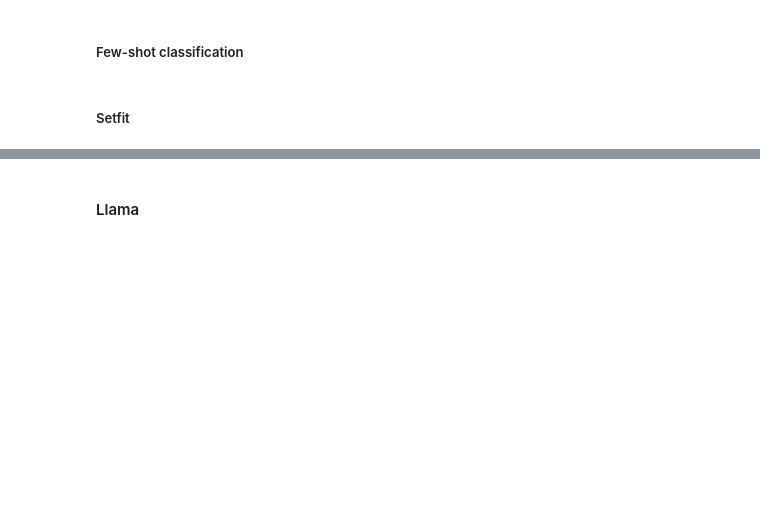
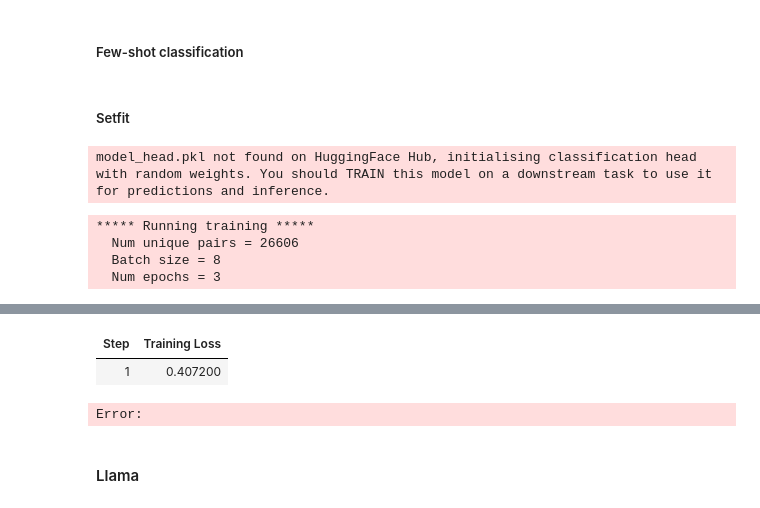
Before and after one commit to b0psheva27/BSc_project_polarization, a Jupyter notebook: 03_stance_detection.ipynb, the cells around one changed output, grey strips where cells are left out. Drawn from its saved outputs; the diff is of its cells as text; code cells hidden in the pictures; blank space fills up the shorter version.

```diff
--- a/03_stance_detection.ipynb
+++ b/03_stance_detection.ipynb
@@ -56,0 +64,30 @@ Accuracy: 0.2700
+# %%
+from setfit import SetFitModel
+
+model = SetFitModel.from_pretrained("BAAI/bge-small-en-v1.5")
+# %% [output]
+model_head.pkl not found on HuggingFace Hub, initialising classification head with random weights. You should TRAIN this model on a downstream task to use it for predictions and inference.
+# %%
+model.labels = ["for", "against", "nuetral"]
+# %%
+from setfit import TrainingArguments
+
+args = TrainingArguments(
+    batch_size=8,
+    num_epochs=3,
+)
+# %%
+from setfit import Trainer
+
+trainer = Trainer(
+    model=model,
+    args=args,
+    train_dataset=train_dataset,
+)
+# %%
+trainer.train()
+# %% [output]
+***** Running training *****
+  Num unique pairs = 26606
+  Batch size = 8
+  Num epochs = 3
@@ -57,3 +95,6 @@ Accuracy: 0.2700
+| Step | Training Loss |
+| 1 | 0.407200 |
+Error:
 # %% [markdown]
 #### Llama
 # %%
```
Also changed, not shown: parts of 2 cells of this notebook, 2 other files.
